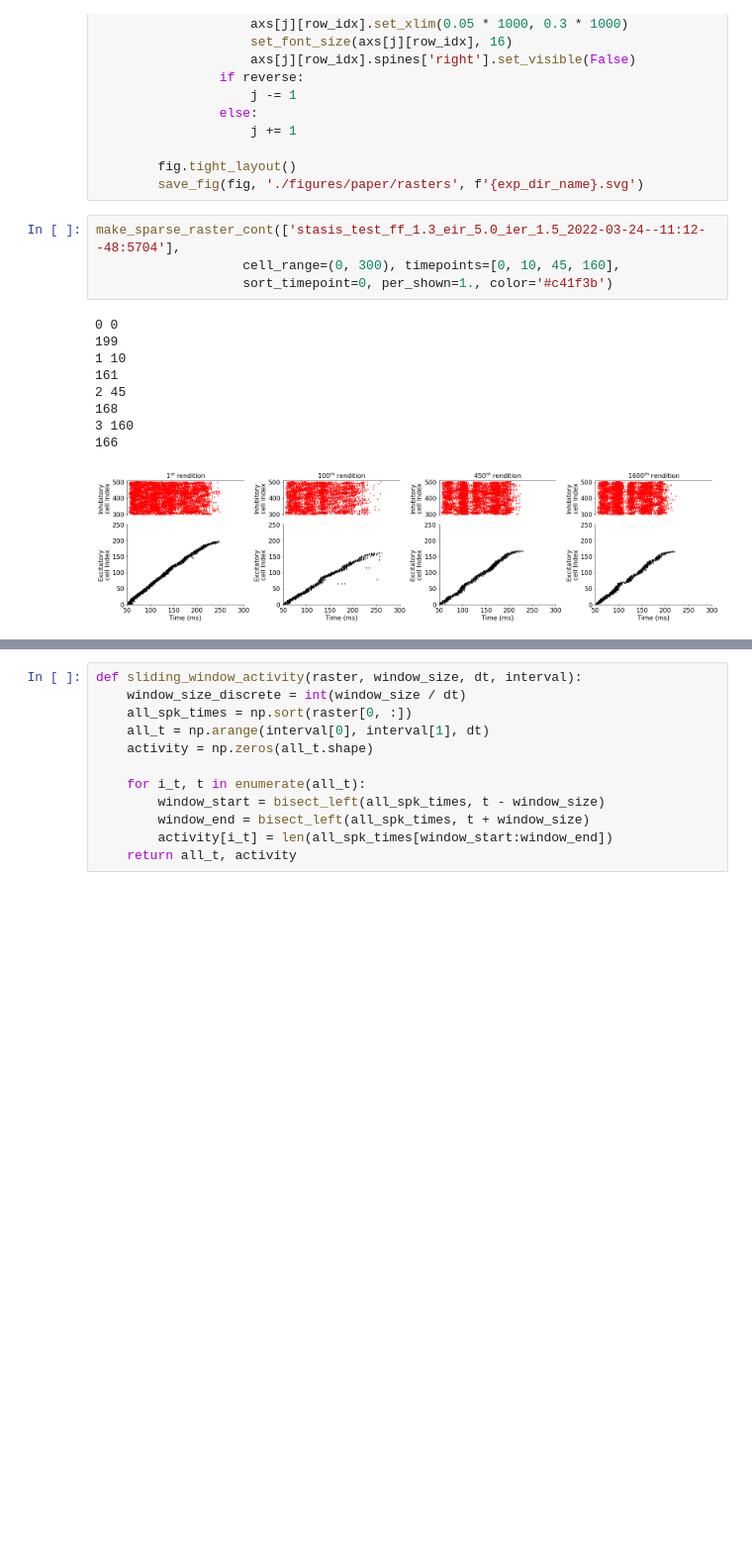
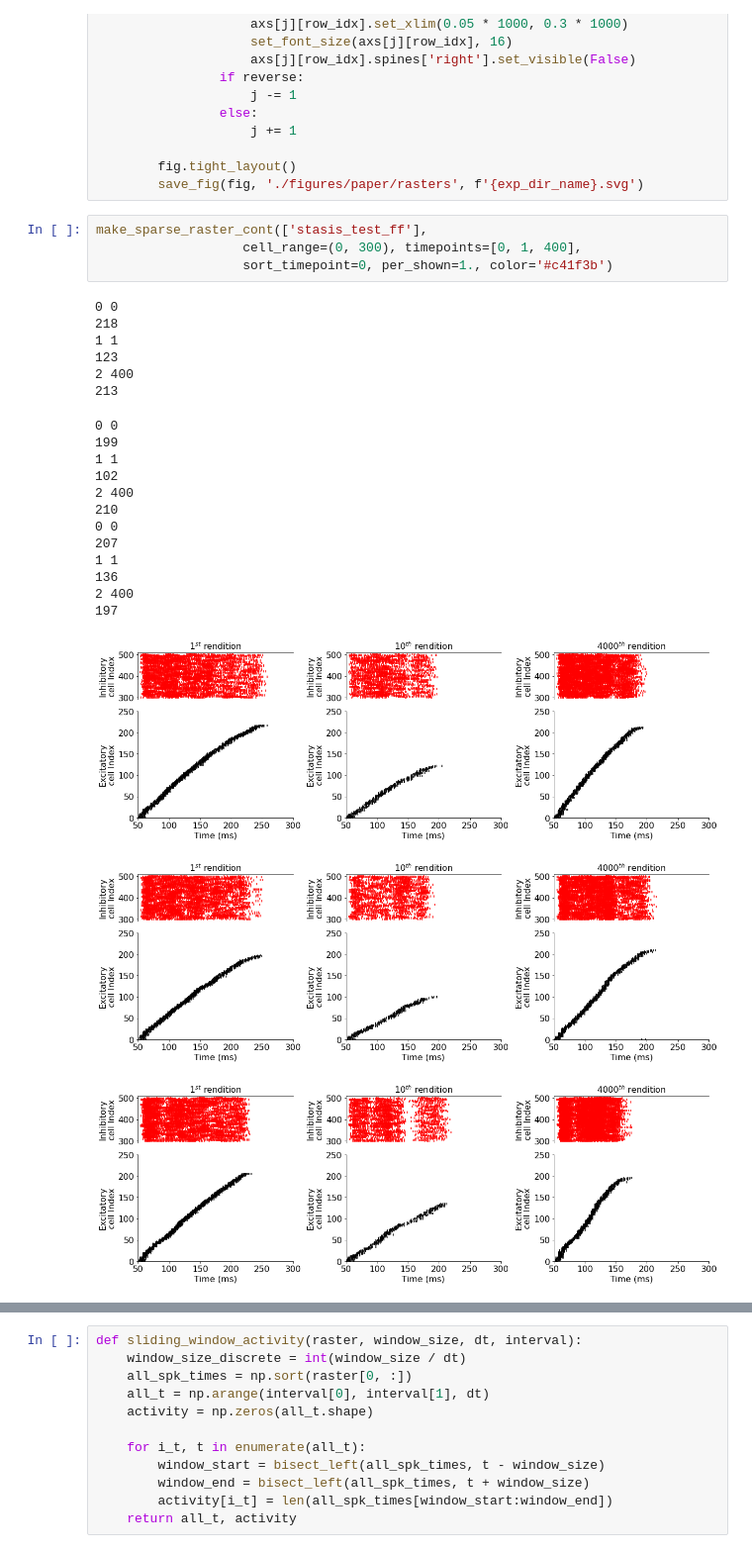
Before and after one commit to davidgbe/population_feedback_synfire_chain_growth, a Jupyter notebook: synfire_poisson_alt_stdp_ablation_homeo_22_03_24/nb.ipynb, the cells around one changed output, grey strips where cells are left out. Shown at 99% size. Cells and saved outputs as stored; diff of their text form; blank space fills up the shorter version.

```diff
--- a/synfire_poisson_alt_stdp_ablation_homeo_22_03_24/nb.ipynb
+++ b/synfire_poisson_alt_stdp_ablation_homeo_22_03_24/nb.ipynb
@@ -430,16 +455,28 @@ def make_sparse_raster_cont(name, cell_range=(0, 300), per_shown=1., timepoints
         fig.tight_layout()
         save_fig(fig, './figures/paper/rasters', f'{exp_dir_name}.svg')
 # %%
-make_sparse_raster_cont(['stasis_test_ff_1.3_eir_5.0_ier_1.5_2022-03-24--11:12--48:5704'],
-                   cell_range=(0, 300), timepoints=[0, 10, 45, 160],
+make_sparse_raster_cont(['stasis_test_ff'],
+                   cell_range=(0, 300), timepoints=[0, 1, 400],
                    sort_timepoint=0, per_shown=1., color='#c41f3b')
 # %% [output]
 0 0
-199
-1 10
-161
-2 45
-168
-3 160
-166
+218
+1 1
+123
+2 400
+213
+0 0
+199
+1 1
+102
+2 400
+210
+0 0
+207
+1 1
+136
+2 400
+197
-[figure, old version]
+[figure, new version]
+[figure, added]
+[figure, added]
```
Also changed, not shown: parts of 7 cells of this notebook, 18 other files.
